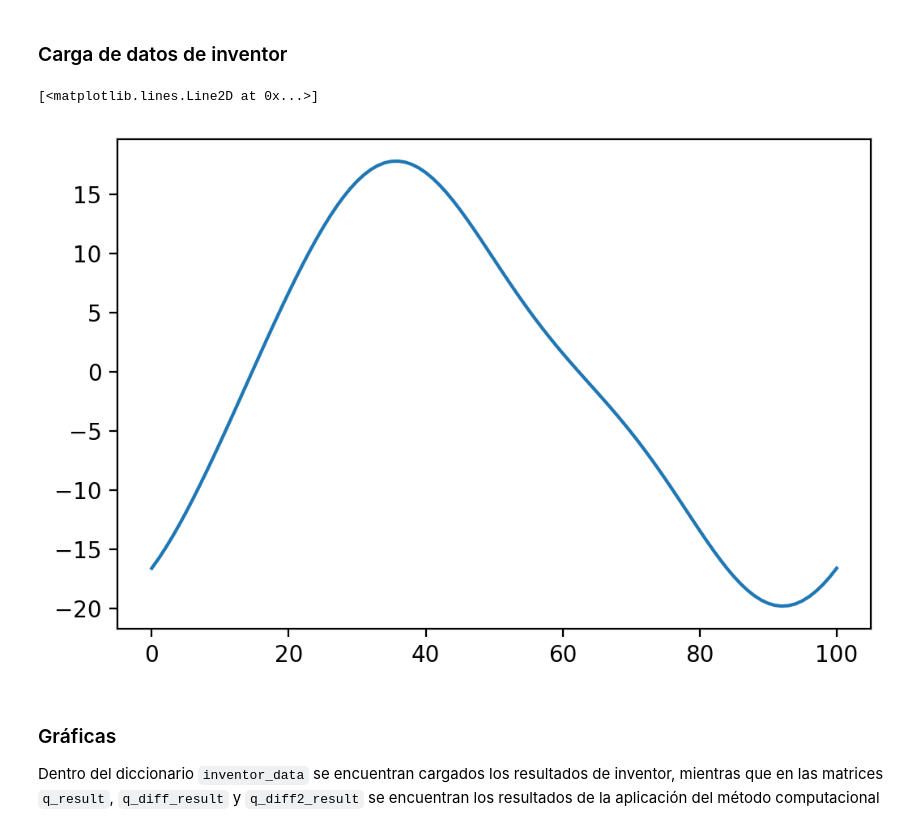
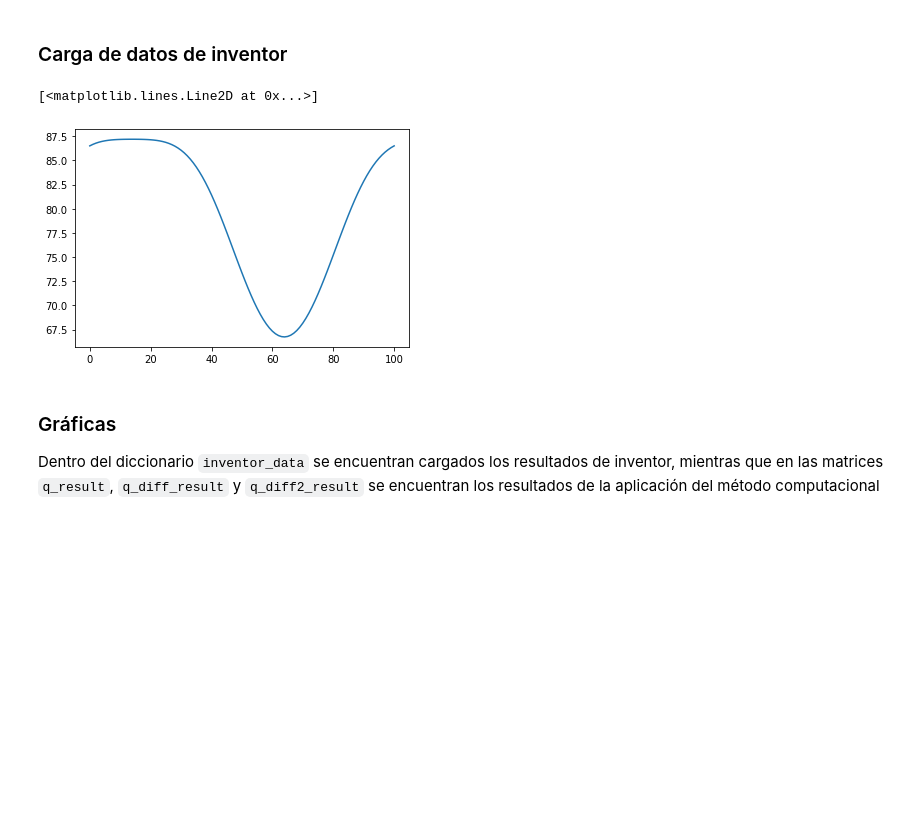
Before and after one commit to caverar/DinamicaComputacionalSistemasMulticuerpo, a Jupyter notebook: Tarea2/code/simulation.ipynb, the cells around one changed output. Drawn from its saved outputs; the diff is of its cells as text; code cells hidden in the pictures; blank space fills up the shorter version.

```diff
--- a/Tarea2/code/simulation.ipynb
+++ b/Tarea2/code/simulation.ipynb
@@ -162,7 +177,7 @@ mechanism_parameters = [ # Eslabón 2
                         (w_2, 0.5),                     # Peso en lbF
                         (m_2, 0.5/386.088),             # Masa en lbF/(in/s^2)
                         #(J_2, 0.16667),                # Momento de inercia en lb*in^2
-                        (J_2, 4.3168e-3),               # Momento de inercia en (lbF/(in/s^2)) *in^2
+                        (J_2, 431.681e-6),               # Momento de inercia en (lbF/(in/s^2)) *in^2
                         # Eslabón 3
                         (l_3, 8),                       # Distancia en in
                         (w_3, 1),                       # Peso en lbF
@@ -344,20 +359,20 @@ Time:  0.1 , Iteration:  4 , Error:  1.942097114741681e-15
 # %%
 inventor_data = np.genfromtxt("./inventorData.csv", delimiter=",", names=True)
 Ma = q_lambda_result[:,11];
 # Resultant force at B (norm of column 5 and 6)
 Fb = np.sqrt(q_lambda_result[:,5]**2 + q_lambda_result[:,6]**2)
 # Resultant force at C (norm of column 7 and 8)
 Fc = np.sqrt(q_lambda_result[:,7]**2 + q_lambda_result[:,8]**2)
 
 #print(inventor_data['R4_x'])
 #display(sp.Matrix(q_forces_result[step]))
 #plt.plot(q_forces_result[:,3]-q_lambda_result[:,3])
-plt.plot(q_lambda_result[:,10])
+plt.plot(q_lambda_result[:,7])
 
 #plt.plot(q_lambda_result[:,8]-q_lambda_result[:,10])
 # %% [output]
 [<matplotlib.lines.Line2D at 0x...>]
-[figure, old version]
+[figure, new version]
 # %% [markdown]
 ### Gráficas
 Dentro del diccionario `inventor_data` se encuentran cargados los resultados de inventor, mientras que en las matrices `q_result`, `q_diff_result` y `q_diff2_result` se encuentran los resultados de la aplicación del método computacional
```
Also changed, not shown: parts of 1 cell of this notebook.
